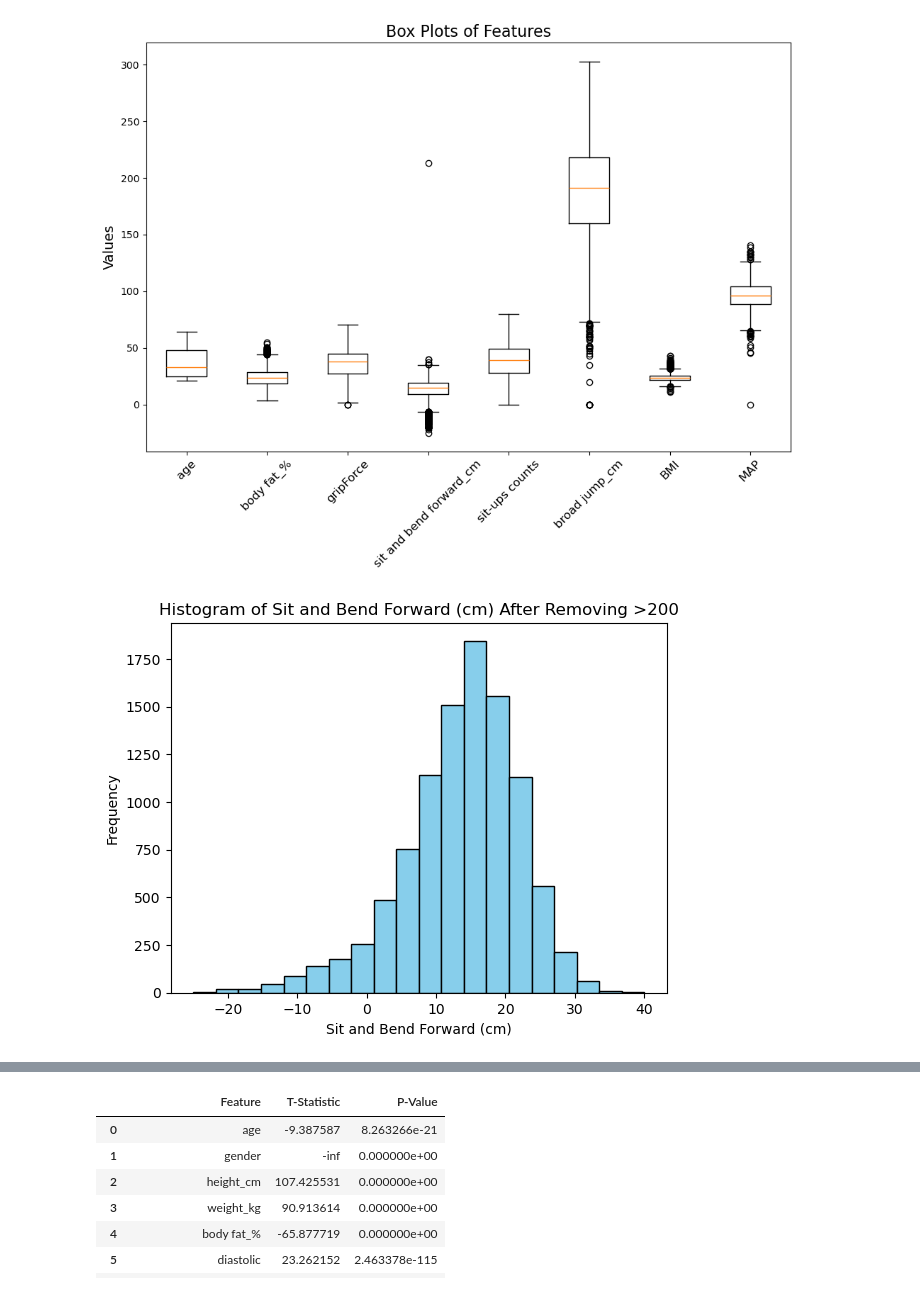
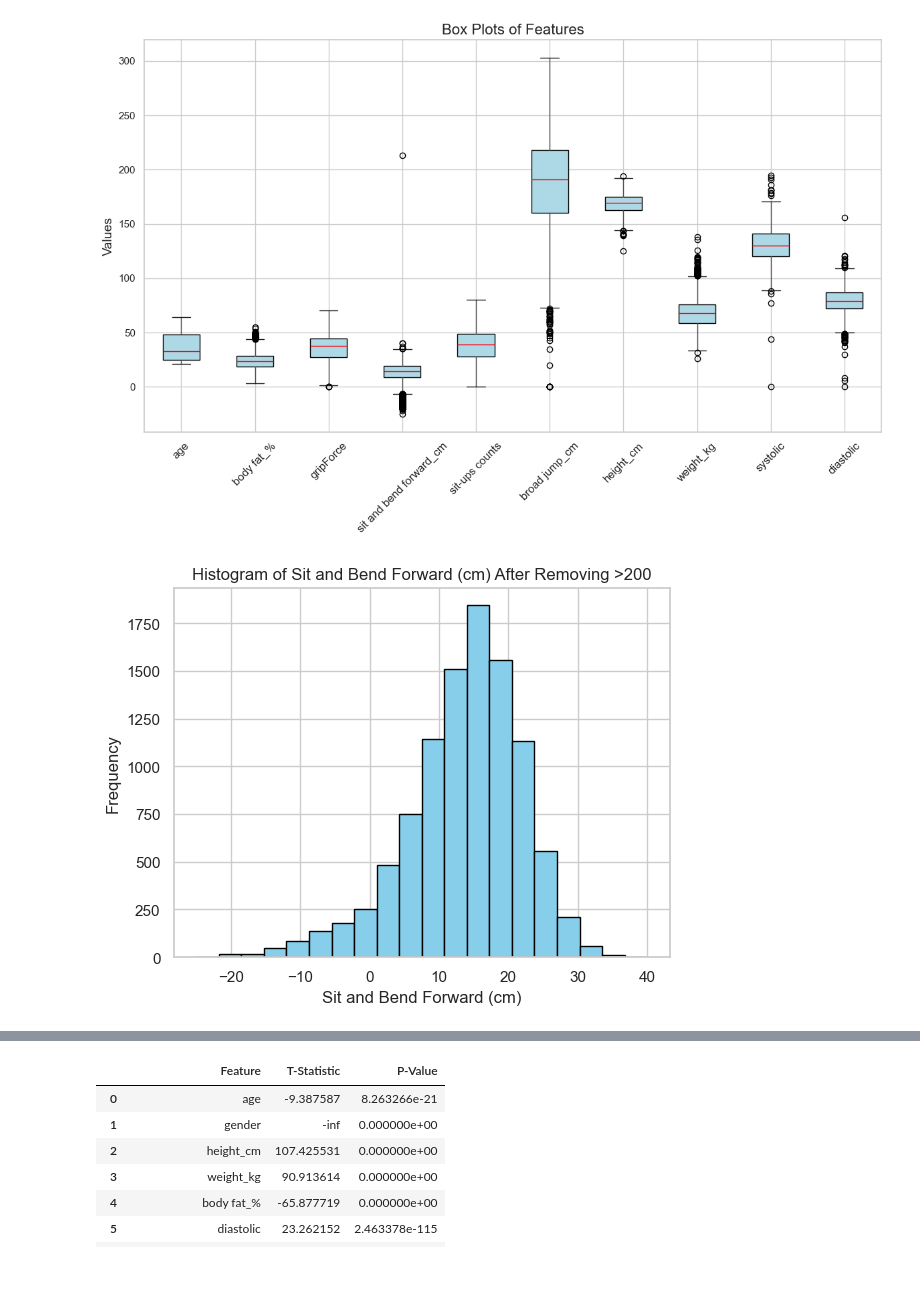
Before and after one commit to Yingjie2004422/help-I_need_help, a Jupyter notebook: CW4.ipynb, the cells around one changed output, grey strips where cells are left out. Cells and saved outputs as stored; diff of their text form; code cells hidden in the pictures.

```diff
--- a/CW4.ipynb
+++ b/CW4.ipynb
@@ -50,11 +54,12 @@ df_features.head()
 # df['body_fat_category'] = pd.cut(df['body fat_%'], bins=[0, 18, 25, 50], labels=['Low', 'Normal', 'High'])
 
 # histogram the four continuous variables
-features = ['age', 'body fat_%', 'gripForce', 'sit and bend forward_cm', 'sit-ups counts', 'broad jump_cm', 'BMI', 'MAP']
-fig, axes = plt.subplots(nrows=2, ncols=4, figsize=(15, 10))
+sb.set(style="whitegrid")
+features = ['age', 'body fat_%', 'gripForce', 'sit and bend forward_cm', 'sit-ups counts', 'broad jump_cm', 'height_cm', 'weight_kg', 'systolic', 'diastolic']
+fig, axes = plt.subplots(nrows=2, ncols=5, figsize=(20, 10))
 axes = axes.flatten()
 for ax, feature in zip(axes, features):
-    ax.hist(df_features[feature], bins=20, color='skyblue', edgecolor='black')
+    ax.hist(df_features[feature], bins=30, color='skyblue', edgecolor='black')
     ax.set_title(f'Histogram of {feature}')
     ax.set_xlabel(feature)
     ax.set_ylabel('Frequency')
@@ -65,19 +70,21 @@ plt.show()
 # %%
-# box plots
-fig, ax = plt.subplots(figsize=(10, 8))
-data_to_plot = [df_features[feature].dropna() for feature in features]
-bp = ax.boxplot(data_to_plot)
-ax.set_xticks(range(1, len(features) + 1))
-ax.set_xticklabels(features, rotation=45, fontsize=12)
+
+# Setting a background grid for better readability
+sb.set(style="whitegrid")
+fig, ax = plt.subplots(figsize=(12, 8))
+bp = df_features[features].boxplot(ax=ax, patch_artist=True, medianprops={'color': 'red'}, boxprops={'facecolor': 'lightblue'})
+ax.set_xticklabels(ax.get_xticklabels(), rotation=45, fontsize=12)
 ax.set_ylabel('Values', fontsize=14)
 ax.set_title('Box Plots of Features', fontsize=16)
 plt.tight_layout()
 plt.show()
 # %% [output]
-[figure, old version]
+[figure, new version]
 # %%
-df_features['class_label'] = class_label
+#removing outlier
+df_filtered = df[df['sit and bend forward_cm'] <= 200]
 df_features_filtered = df_features[df_features['sit and bend forward_cm'] <= 200]
+
 
 # Create a histogram of the 'sit and bend forward_cm' feature from the filtered DataFrame
 plt.hist(df_features_filtered['sit and bend forward_cm'], bins=20, color='skyblue', edgecolor='black')
@@ -86,5 +93,5 @@ plt.xlabel('Sit and Bend Forward (cm)')
 plt.ylabel('Frequency')
 plt.show()
 # %% [output]
-[figure, old version]
+[figure, new version]
 # %%
```
Also changed, not shown: parts of 7 cells of this notebook.
